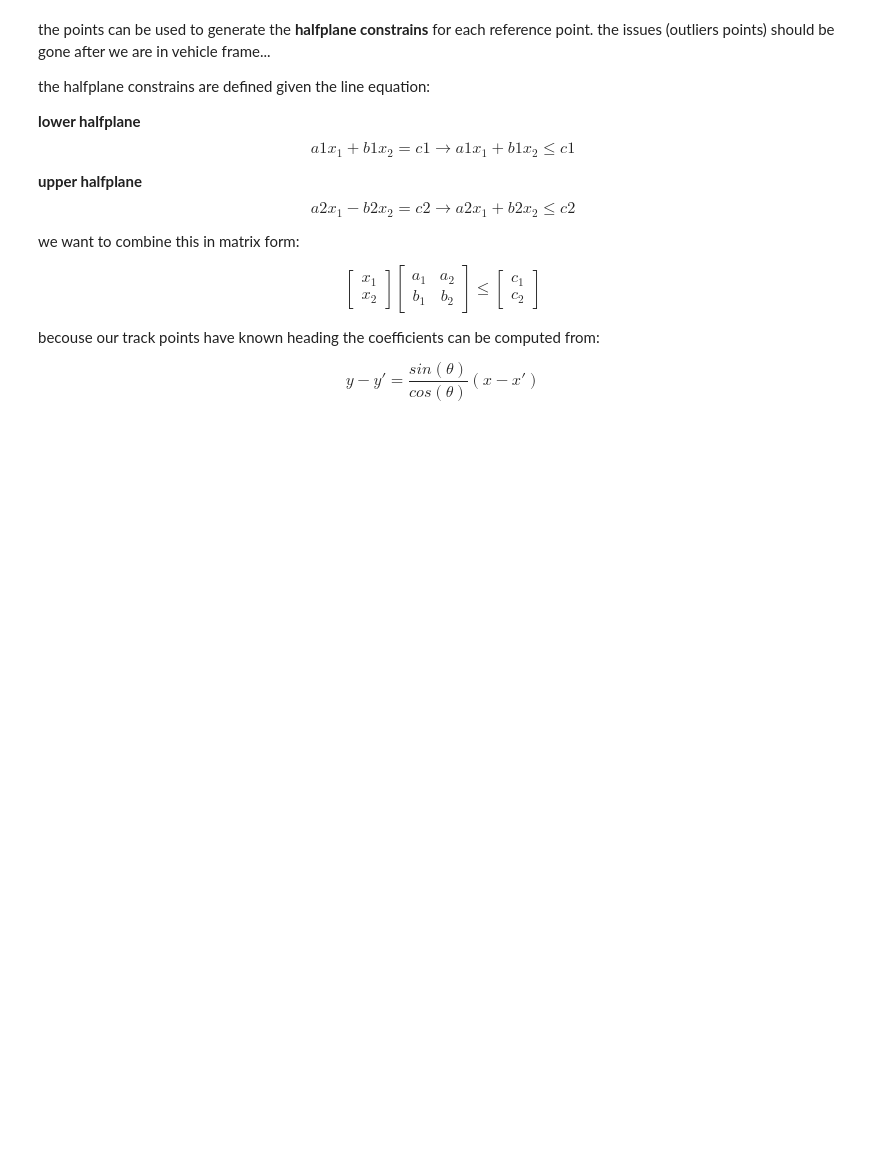
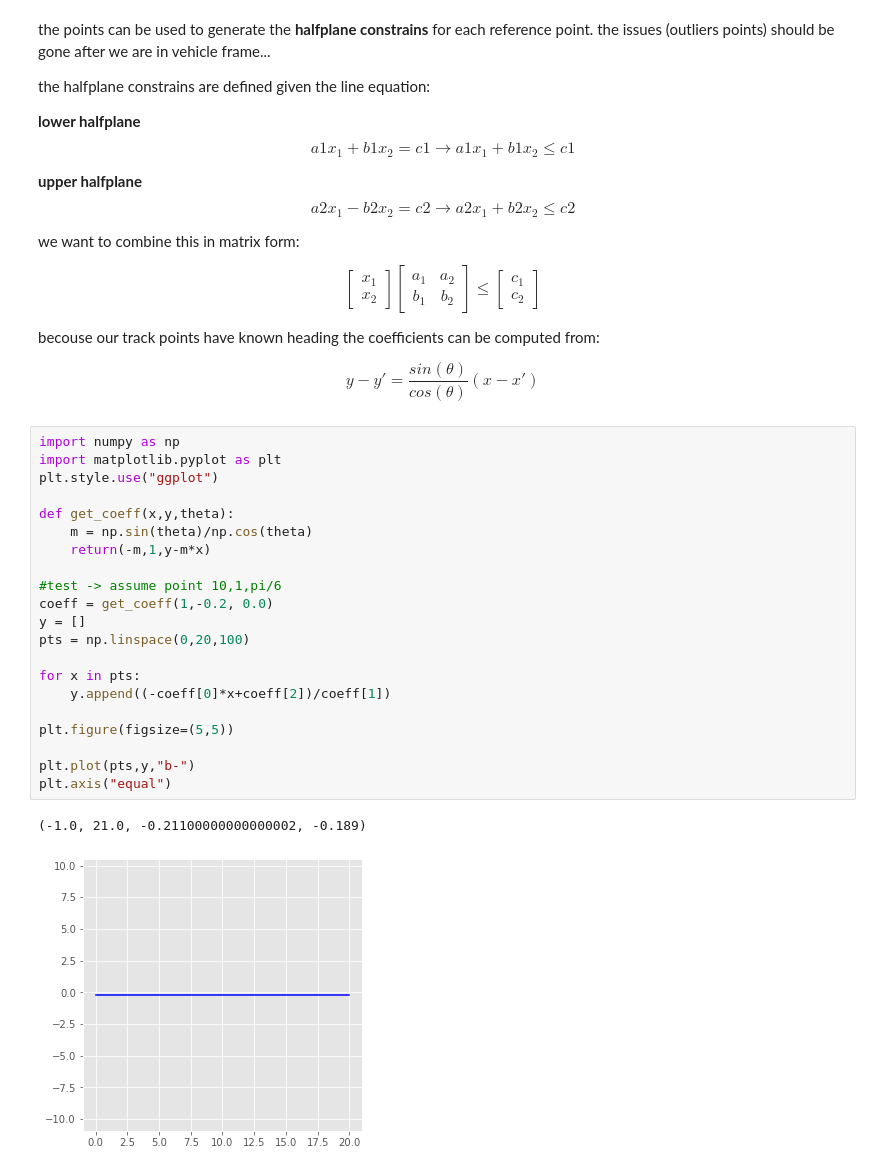
Before and after one commit to mcarfagno/mpc_python, a Jupyter notebook: notebooks/MPC_racecar_tracking.ipynb, the cells around one changed output. Saved outputs shown, nothing was run; the diff lists cells and outputs as text; blank space fills up the shorter version.

```diff
--- a/notebooks/MPC_racecar_tracking.ipynb
+++ b/notebooks/MPC_racecar_tracking.ipynb
@@ -1313,3 +1312,27 @@ $$
 becouse our track points have known heading the coefficients can be computed from:
 
 $$ y - y' = \frac{sin(\theta)}{cos(\theta)}(x - x') $$
+# %%
+import numpy as np
+import matplotlib.pyplot as plt
+plt.style.use("ggplot")
+
+def get_coeff(x,y,theta):
+    m = np.sin(theta)/np.cos(theta)
+    return(-m,1,y-m*x)
+
+#test -> assume point 10,1,pi/6
+coeff = get_coeff(1,-0.2, 0.0)
+y = []
+pts = np.linspace(0,20,100)
+
+for x in pts:
+    y.append((-coeff[0]*x+coeff[2])/coeff[1])
+
+plt.figure(figsize=(5,5))
+
+plt.plot(pts,y,"b-")
+plt.axis("equal")
+# %% [output]
+(-1.0, 21.0, -0.21100000000000002, -0.189)
+[figure, added]
```
Also changed, not shown: parts of 17 cells of this notebook.
